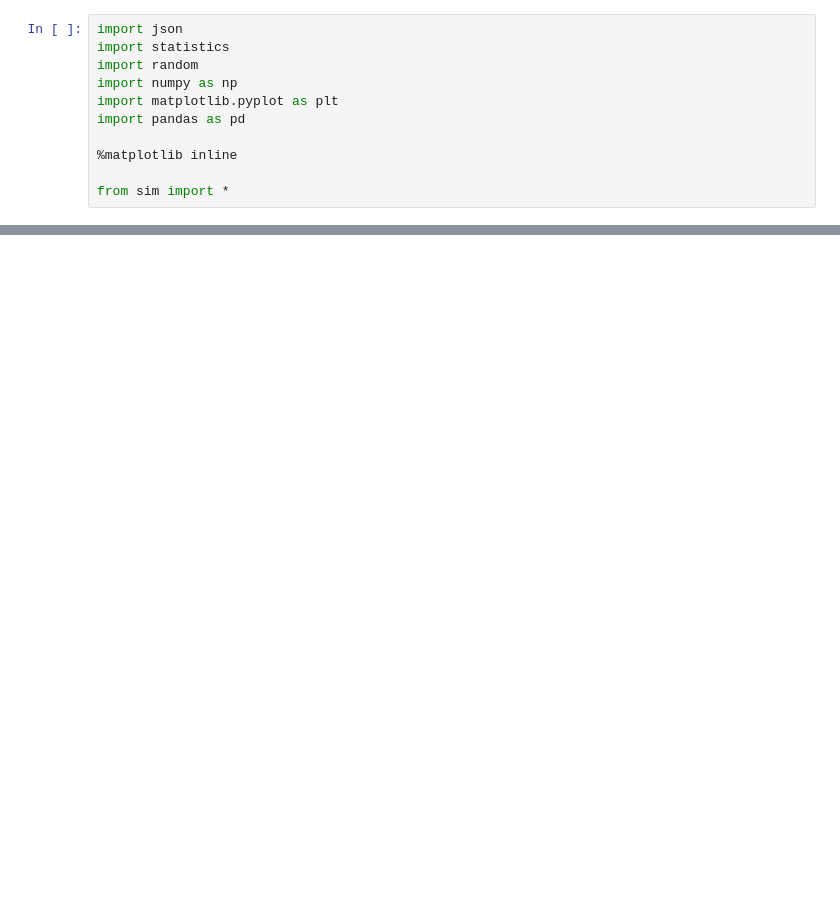
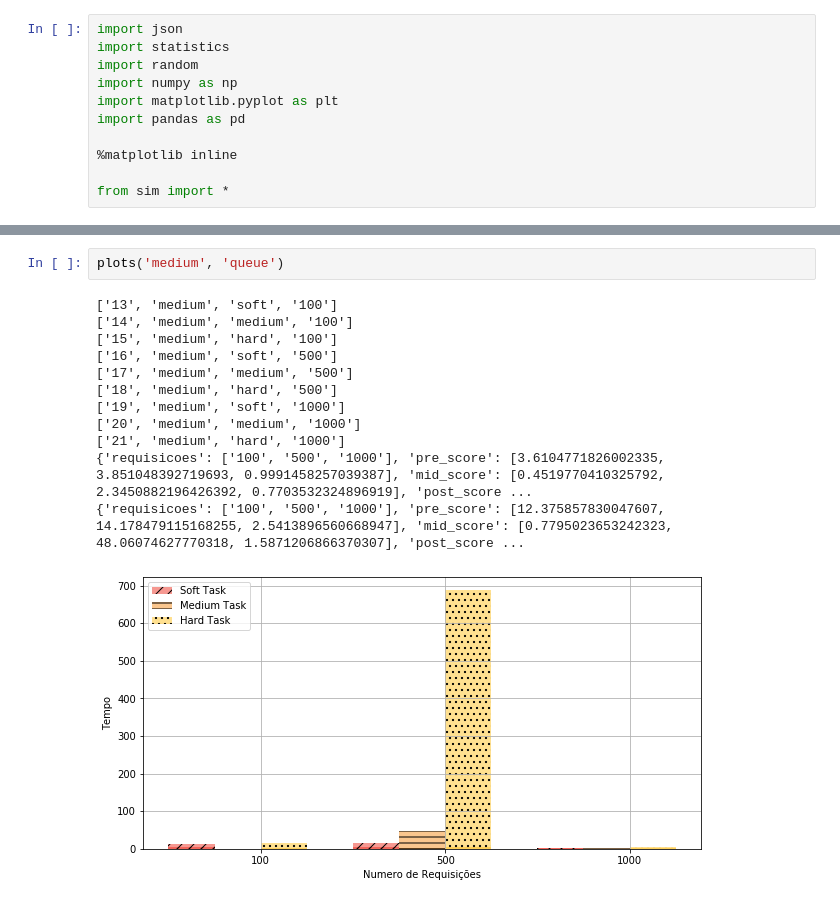
Before and after one commit to eppereira/SmartClassFogLB, a Jupyter notebook: v2/graph_plot.ipynb, the cells around one changed output, grey strips where cells are left out. Saved outputs shown, nothing was run; the diff lists cells and outputs as text; blank space fills up the shorter version.

```diff
--- a/v2/graph_plot.ipynb
+++ b/v2/graph_plot.ipynb
@@ -279,0 +315,15 @@ plots('large', 'total')
+# %%
+plots('medium', 'queue')
+# %% [output]
+['13', 'medium', 'soft', '100']
+['14', 'medium', 'medium', '100']
+['15', 'medium', 'hard', '100']
+['16', 'medium', 'soft', '500']
+['17', 'medium', 'medium', '500']
+['18', 'medium', 'hard', '500']
+['19', 'medium', 'soft', '1000']
+['20', 'medium', 'medium', '1000']
+['21', 'medium', 'hard', '1000']
+{'requisicoes': ['100', '500', '1000'], 'pre_score': [3.6104771826002335, 3.851048392719693, 0.9991458257039387], 'mid_score': [0.4519770410325792, 2.3450882196426392, 0.7703532324896919], 'post_score ...
+{'requisicoes': ['100', '500', '1000'], 'pre_score': [12.375857830047607, 14.178479115168255, 2.5413896560668947], 'mid_score': [0.7795023653242323, 48.06074627770318, 1.5871206866370307], 'post_score ...
+[figure, added]
```
Also changed, not shown: parts of 11 cells of this notebook.
